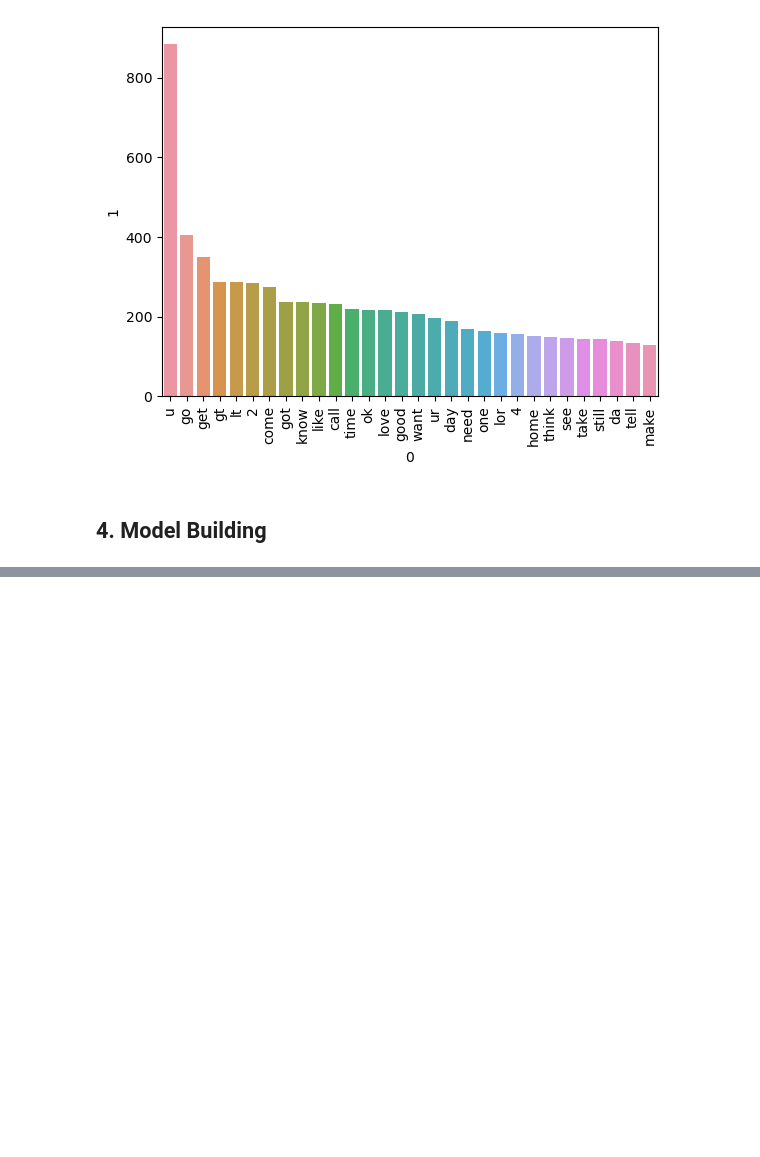
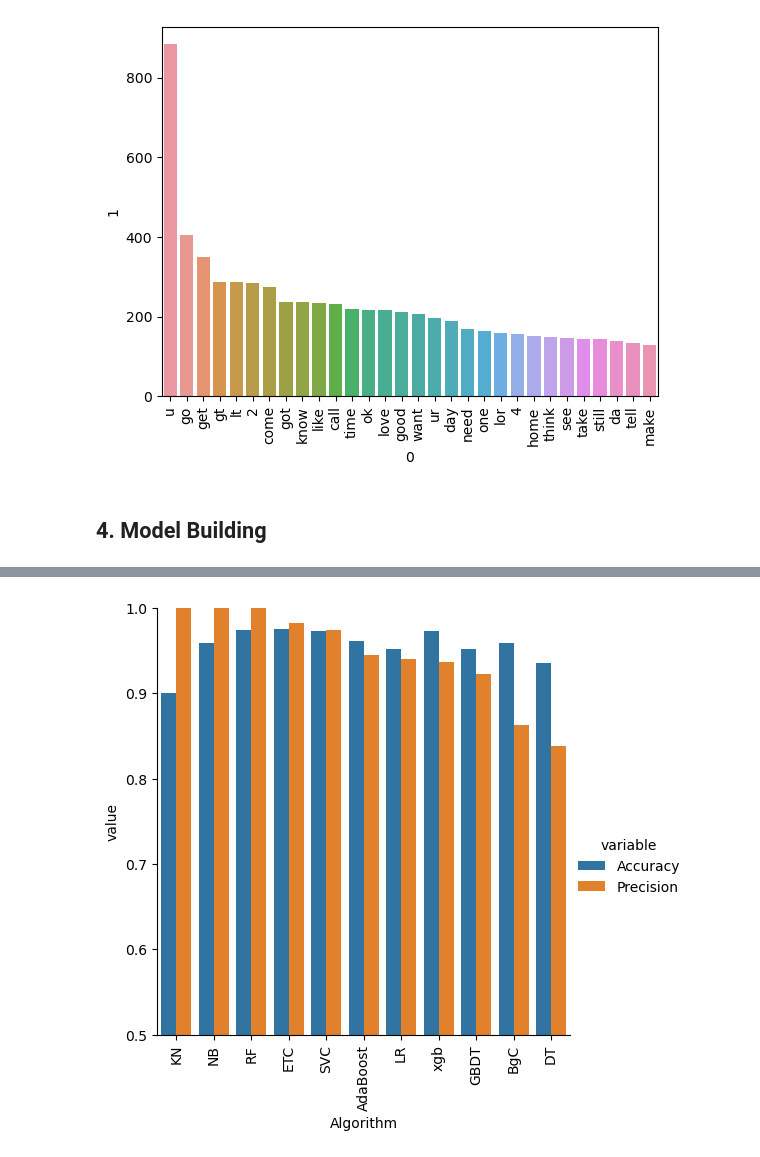
Before and after one commit to Cltan1212/Spam-Classifier, a Jupyter notebook: sms_spam_detection.ipynb, the cells around one changed output, grey strips where cells are left out. Saved outputs shown, nothing was run; the diff lists cells and outputs as text; code cells hidden in the pictures; blank space fills up the shorter version.

```diff
--- a/sms_spam_detection.ipynb
+++ b/sms_spam_detection.ipynb
@@ -423,0 +527,24 @@ plt.show()
+# %%
+# function for training different kind of model, return the model accuracy and precision
+def train_classifier(clf, X_train, y_train, X_test, y_test):
+    clf.fit(X_train, y_train)
+    y_pred = clf.predict(X_test)
+    accuracy = accuracy_score(y_test, y_pred)
+    precision = precision_score(y_test, y_pred)
+
+    return accuracy, precision
+# %%
+# result of every model
+accuracy_scores = []
+precision_scores = []
+
+for name, clf in clfs.items():
+
+    current_accuracy, current_precision = train_classifier(clf, X_train, y_train, X_test, y_test)
+
+    print("For", name)
+    print("Accuracy - ", current_accuracy)
+    print("Precision - ", current_precision)
+
+    accuracy_scores.append(current_accuracy)
+    precision_scores.append(current_precision)
@@ -423,0 +590,6 @@ plt.show()
+# %%
+performance_df = pd.DataFrame({
+    'Algorithm': clfs.keys(),
+    'Accuracy': accuracy_scores,
+    'Precision': precision_scores
+}).sort_values('Precision', ascending = False) # sort precision in descending order
@@ -423,0 +611,14 @@ plt.show()
+# %%
+performance_df1 = pd.melt(performance_df, id_vars = 'Algorithm')
+# %%
+sns.catplot(x = 'Algorithm',
+            y = 'value',
+            hue = 'variable',
+            data = performance_df1,
+            kind = 'bar',
+            height = 5)
+plt.ylim(0.5, 1.0)
+plt.xticks(rotation = 'vertical')
+plt.show()
+# %% [output]
+[figure, added]
```
Also changed, not shown: parts of 50 cells of this notebook, 8 other files.
